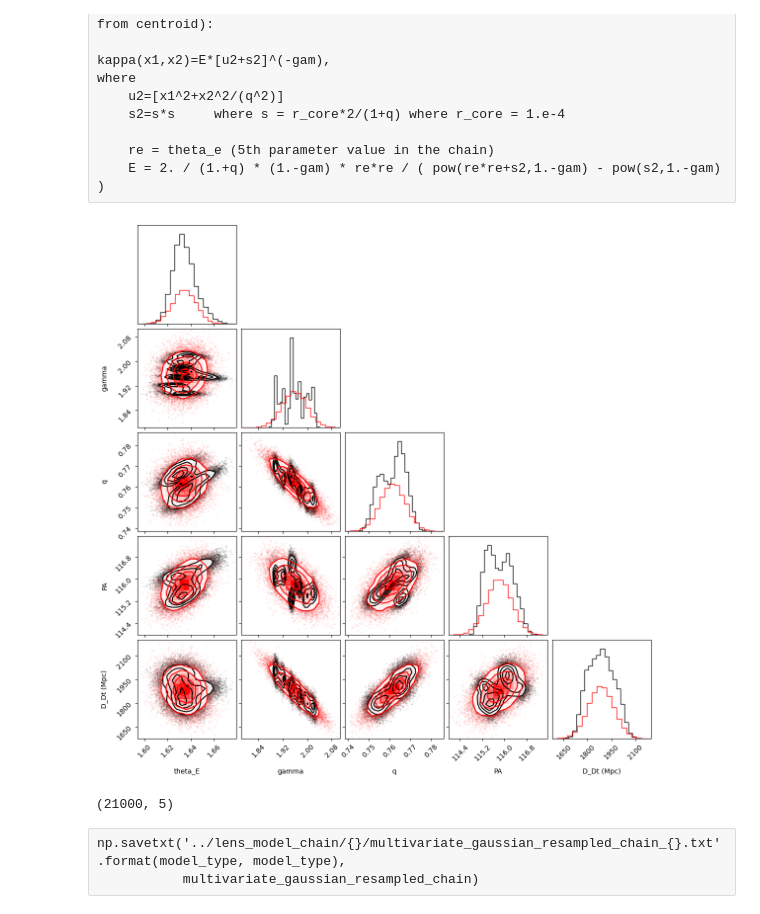
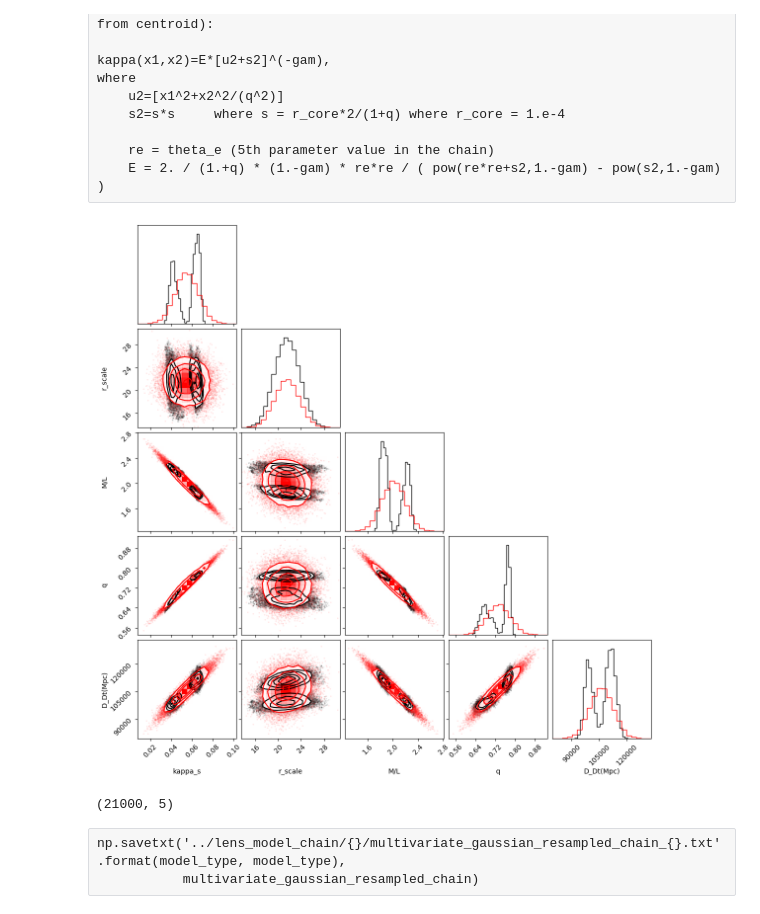
Before and after one commit to TDCOSMO/RXJ1131_KCWI, a Jupyter notebook: Process lens model posterior.ipynb, the cells around one changed output. Saved outputs shown, nothing was run; the diff lists cells and outputs as text; code cells hidden in the pictures.

```diff
--- a/Process lens model posterior.ipynb
+++ b/Process lens model posterior.ipynb
@@ -1,5 +1,5 @@
 # %%
-model_type = ['powerlaw', 'composite'][0]
+model_type = ['powerlaw', 'composite'][1]
 num_total_samples = 49000 # better if multiple of 7
 # %%
 import numpy as np
@@ -60,10 +60,12 @@ for i, f in enumerate(files):
 
 
     if model_type == 'powerlaw':
-        param_indices = [11, 12, 9, 10, 16]
+        # param_indices = [11, 12, 9, 10, 16]
+        param_indices = [11, 12, 9, 16]
         # theta_E, gamma, q, PA, D_Dt(Mpc)
     elif model_type == 'composite':
-        param_indices = [11, 12, 16, 9, 10, 17]
+        # param_indices = [11, 12, 16, 9, 10, 17]
+        param_indices = [11, 12, 16, 9, 17]
         # theta_e=4*kappa_s, r_scale, M/L, b/a (=q), PA, D_Dt(Mpc)
 
 
@@ -163,24 +165,24 @@ np.savetxt('./data_products/lens_model_posterior_{}_covariance.txt'.format(model
 # %%
 import corner
 
 if model_type == 'powerlaw':
-    labels = ['theta_E', 'gamma', 'q', 'PA', 'D_Dt (Mpc)']
+    labels = ['theta_E', 'gamma', 'q', 'D_Dt (Mpc)']
 else:
-    labels = ['kappa_s', 'r_scale', 'M/L', 'q', 'PA', 'D_Dt(Mpc)']
+    labels = ['kappa_s', 'r_scale', 'M/L', 'q', 'D_Dt(Mpc)']
 
 fig = corner.corner(master_chain,
                     labels=labels
                    );
 corner.corner(multivariate_gaussian_resampled_chain,
               labels=labels,
               color='red',
               fig=fig);
 # %% [output]
-[figure, old version]
+[figure, new version]
 # %%
 multivariate_gaussian_resampled_chain.shape
 # %% [output]
 (21000, 5)
-# %% [raw]
-np.savetxt('../lens_model_chain/{}/multivariate_gaussian_resampled_chain_{}.txt'.format(model_type, model_type),
-           multivariate_gaussian_resampled_chain)
+# %% [raw]
+np.savetxt('../lens_model_chain/{}/multivariate_gaussian_resampled_chain_{}.txt'.format(model_type, model_type),
+           multivariate_gaussian_resampled_chain)
```
Also changed, not shown: parts of 3 cells of this notebook, 11 other files.
